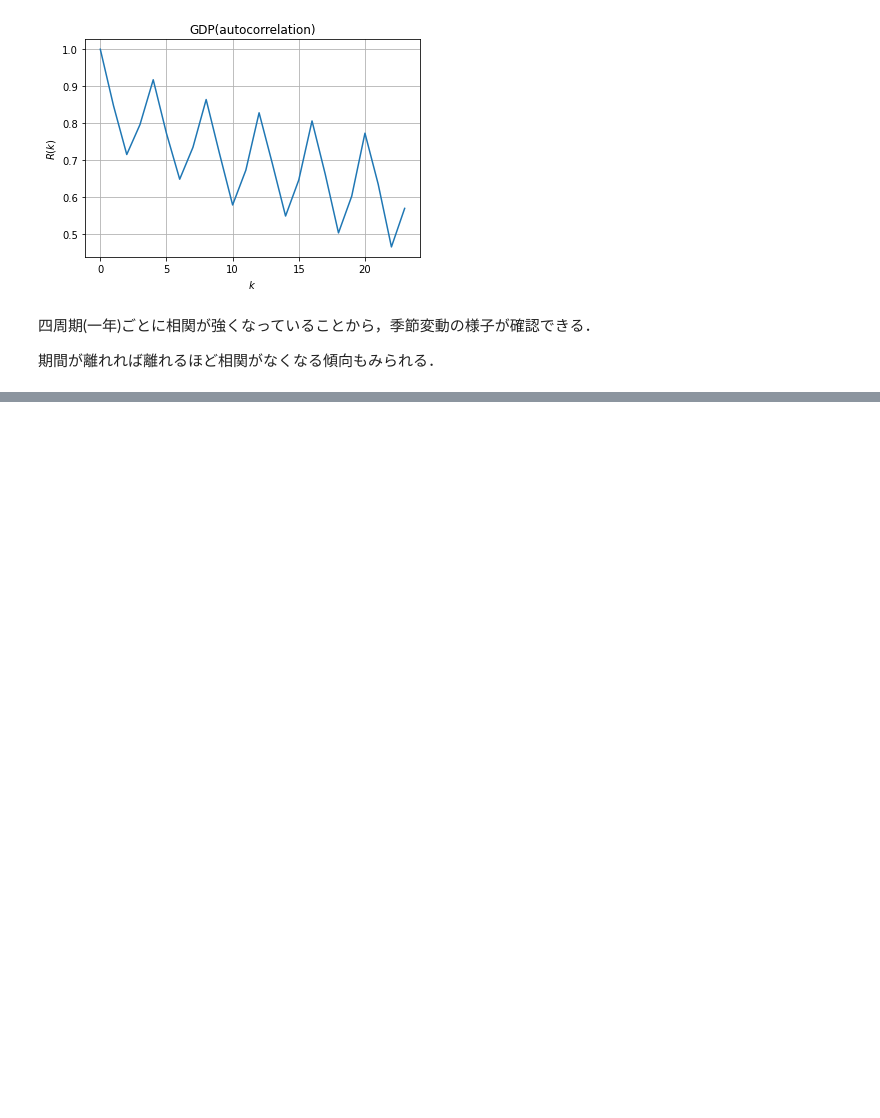
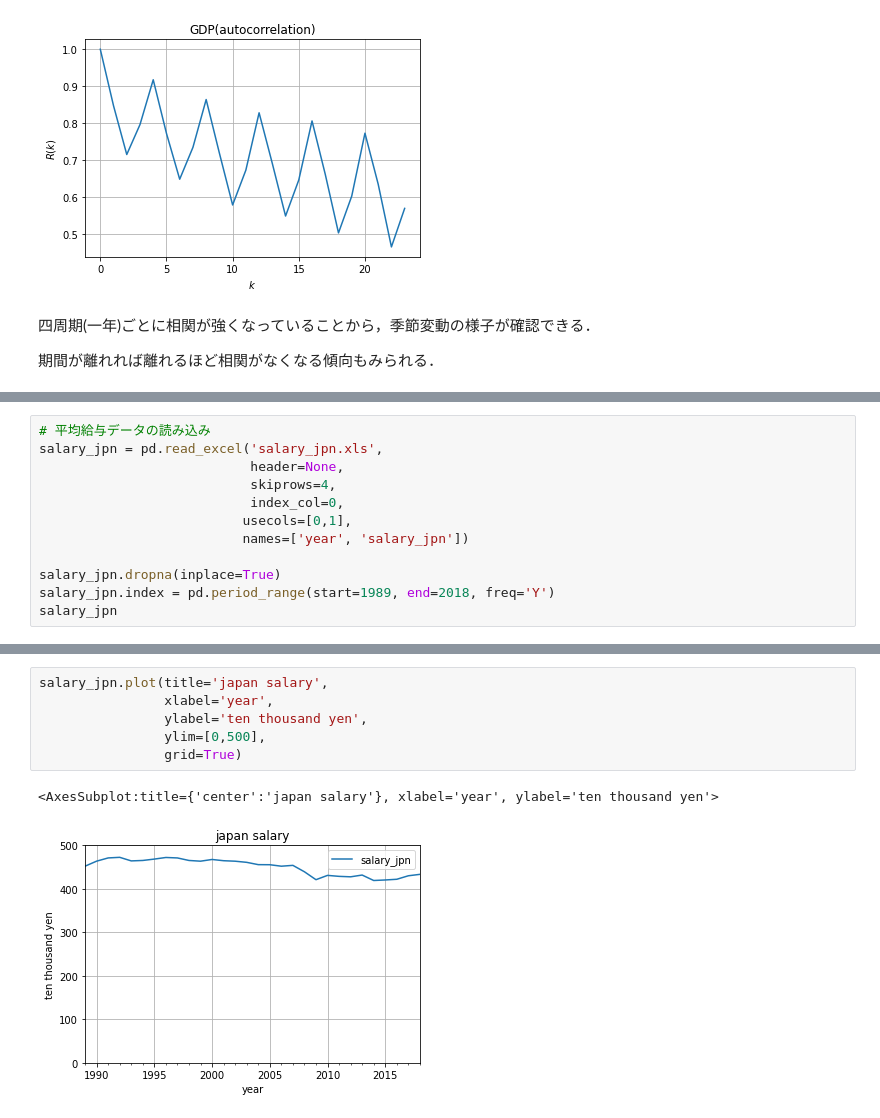
Before and after one commit to kiyoyoki/DataScienceSkillApprentice, a Jupyter notebook: TimeSeriesData.ipynb, the cells around one changed output, grey strips where cells are left out. Cells and saved outputs as stored; diff of their text form; blank space fills up the shorter version.

```diff
--- a/TimeSeriesData.ipynb
+++ b/TimeSeriesData.ipynb
@@ -192,0 +205,12 @@ plt.plot(gdp_autocorrelation)
+# %%
+# 平均給与データの読み込み
+salary_jpn = pd.read_excel('salary_jpn.xls',
+                           header=None,
+                           skiprows=4,
+                           index_col=0,
+                          usecols=[0,1],
+                          names=['year', 'salary_jpn'])
+
+salary_jpn.dropna(inplace=True)
+salary_jpn.index = pd.period_range(start=1989, end=2018, freq='Y')
+salary_jpn
@@ -192,0 +235,9 @@ plt.plot(gdp_autocorrelation)
+# %%
+salary_jpn.plot(title='japan salary',
+                xlabel='year',
+                ylabel='ten thousand yen',
+                ylim=[0,500],
+                grid=True)
+# %% [output]
+<AxesSubplot:title={'center':'japan salary'}, xlabel='year', ylabel='ten thousand yen'>
+[figure, added]
```
Also changed, not shown: parts of 9 cells of this notebook, 1 other file.
